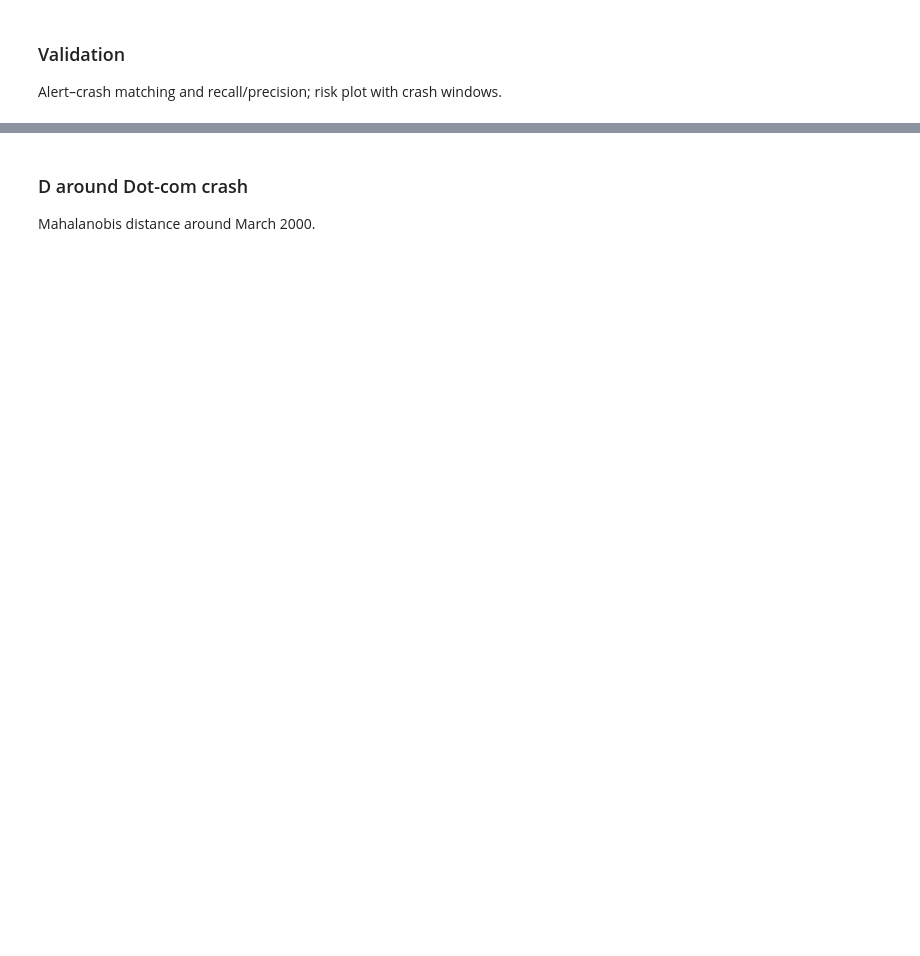
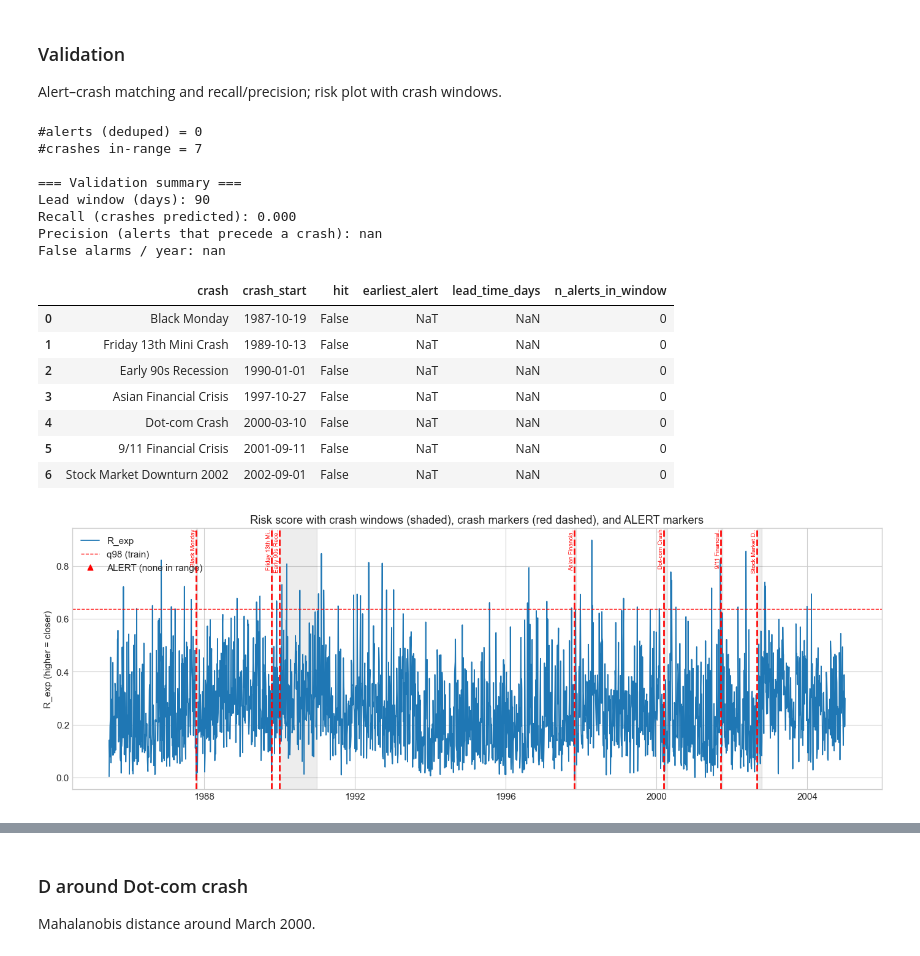
Before and after one commit to RevolvingOcelot/Team-8, a Jupyter notebook: Crash_Indicator_Done.ipynb, the cells around one changed output, grey strips where cells are left out. Cells and saved outputs as stored; diff of their text form; code cells hidden in the pictures; blank space fills up the shorter version.

```diff
--- a/Crash_Indicator_Done.ipynb
+++ b/Crash_Indicator_Done.ipynb
@@ -694,7 +787,7 @@ Alert–crash matching and recall/precision; risk plot with crash windows.
 
 
 # Settings for validation
-LEAD_MAX_DAYS = 90          # how far ahead an alert can count as predicting the crash
+LEAD_MAX_DAYS = 90         # how far ahead an alert can count as predicting the crash
 MIN_GAP_DAYS = 5            # de-duplicate alert clusters (cooldown)
 USE_LEVEL = "level_persist" # column name in `signals` table OR use `level_persist` Series directly
 
@@ -794,37 +887,65 @@ display(crash_match)
 
 
 # Plot: risk + crash windows + ALERT markers
 # Choose a plot range
 plot_start = pd.to_datetime("1985-01-02")
 plot_end   = pd.to_datetime("2004-12-31")
 
 fig, ax = plt.subplots(1, 1, figsize=(14, 5))
 
 # plot risk if available
 if "R_exp" in signals.columns:
     s = signals.loc[plot_start:plot_end, "R_exp"]
     ax.plot(s.index, s.values, lw=1.3, label="R_exp")
+ax.axhline(q98, color="red", ls="--", lw=1.0, label="q98 (train)")
 
 # shade crash windows
 for _, ev in crash_df.iterrows():
     s = ev["start"]; e = ev["end"]
     if e < plot_start or s > plot_end:
         continue
     ax.axvspan(max(s, plot_start), min(e, plot_end), color="black", alpha=0.07)
 
-# mark alerts
+# vertical markers at crash start dates + labels (use MARKET_EVENTS so not filtered by crash_df)
+ylim = ax.get_ylim()
+for start, end, name in MARKET_EVENTS["crashes"]:
+    t = pd.to_datetime(start)
+    if plot_start <= t <= plot_end:
+        ax.axvline(t, color="red", linestyle="--", linewidth=2.0, alpha=0.95, zorder=10)
+        short = (name[:14] + "..") if len(name) > 14 else name
+        ax.annotate(short, xy=(t, ylim[1]), fontsize=7, rotation=90, va="top", ha="right", color="red")
+
+# mark alerts (ALERT = level 3, deduped)
 alert_plot = alerts[(alerts >= plot_start) & (alerts <= plot_end)]
 if len(alert_plot) > 0:
-    y = np.nan
-    if "R_exp" in signals.columns and len(s) > 0:
-        # place markers at the curve level
+    if "R_exp" in signals.columns:
         yvals = signals.loc[alert_plot, "R_exp"].values
-        ax.scatter(alert_plot, yvals, color="red", s=25, label="ALERT (deduped)", zorder=5)
+        ax.scatter(alert_plot, yvals, color="red", s=40, marker="^", label="ALERT (deduped)", zorder=5, edgecolors="darkred")
     else:
-        ax.scatter(alert_plot, np.ones(len(alert_plot)), color="red", s=25, label="ALERT (deduped)", zorder=5)
+        ax.scatter(alert_plot, np.ones(len(alert_plot)), color="red", s=40, marker="^", label="ALERT (deduped)", zorder=5, edgecolors="darkred")
+else:
+    ax.scatter([], [], color="red", s=40, marker="^", label="ALERT (none in range)", zorder=5)
 
-ax.set_title("Risk score with crash windows (shaded) and ALERT markers")
+ax.set_title("Risk score with crash windows (shaded), crash markers (red dashed), and ALERT markers")
 ax.set_ylabel("R_exp (higher = closer)")
 ax.legend(loc="upper left")
 plt.tight_layout()
 plt.show()
+# %% [output]
+#alerts (deduped) = 0
+#crashes in-range = 7
+
+=== Validation summary ===
+Lead window (days): 90
+Recall (crashes predicted): 0.000
+Precision (alerts that precede a crash): nan
+False alarms / year: nan
+|  | crash | crash_start | hit | earliest_alert | lead_time_days | n_alerts_in_window |
+| 0 | Black Monday | 1987-10-19 | False | NaT | NaN | 0 |
+| 1 | Friday 13th Mini Crash | 1989-10-13 | False | NaT | NaN | 0 |
+| 2 | Early 90s Recession | 1990-01-01 | False | NaT | NaN | 0 |
+| 3 | Asian Financial Crisis | 1997-10-27 | False | NaT | NaN | 0 |
+| 4 | Dot-com Crash | 2000-03-10 | False | NaT | NaN | 0 |
+| 5 | 9/11 Financial Crisis | 2001-09-11 | False | NaT | NaN | 0 |
+| 6 | Stock Market Downturn 2002 | 2002-09-01 | False | NaT | NaN | 0 |
+[figure, added]
```
Also changed, not shown: parts of 17 cells of this notebook.
